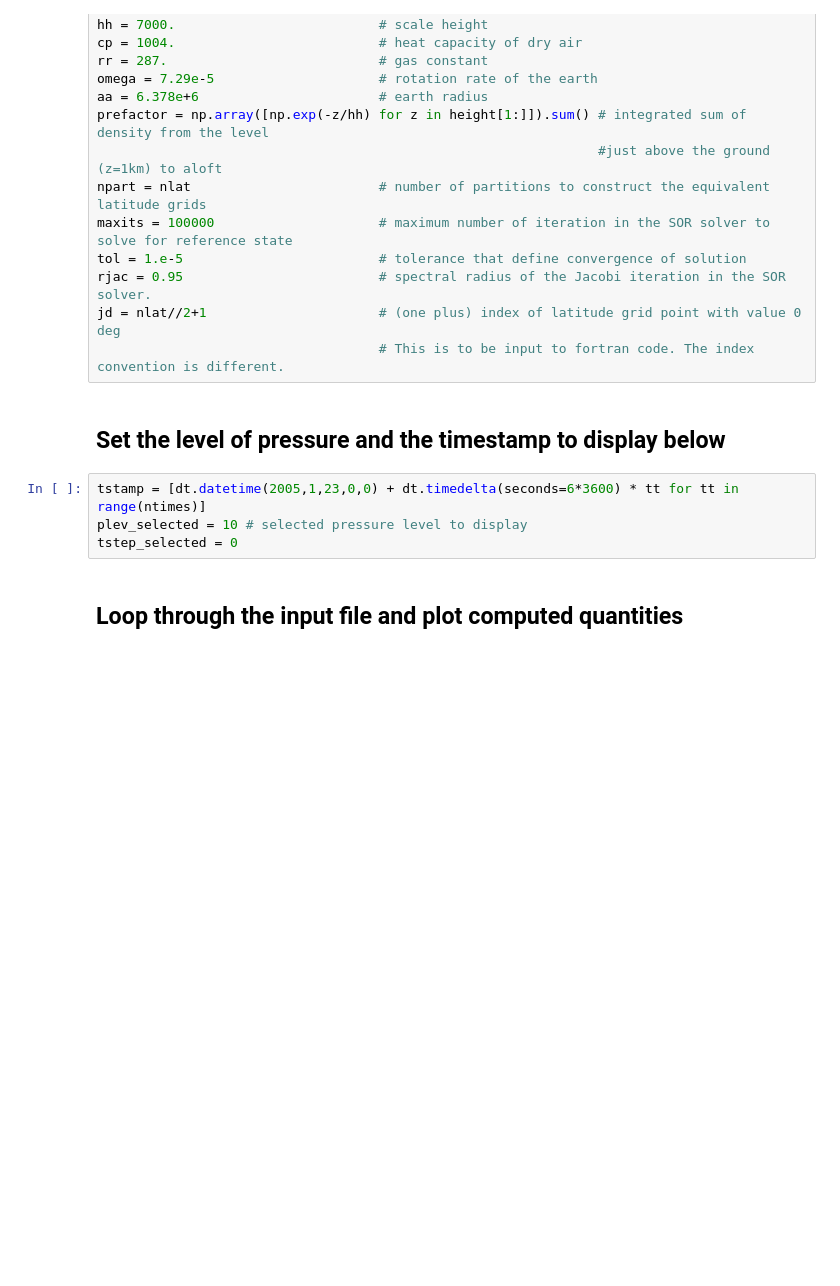
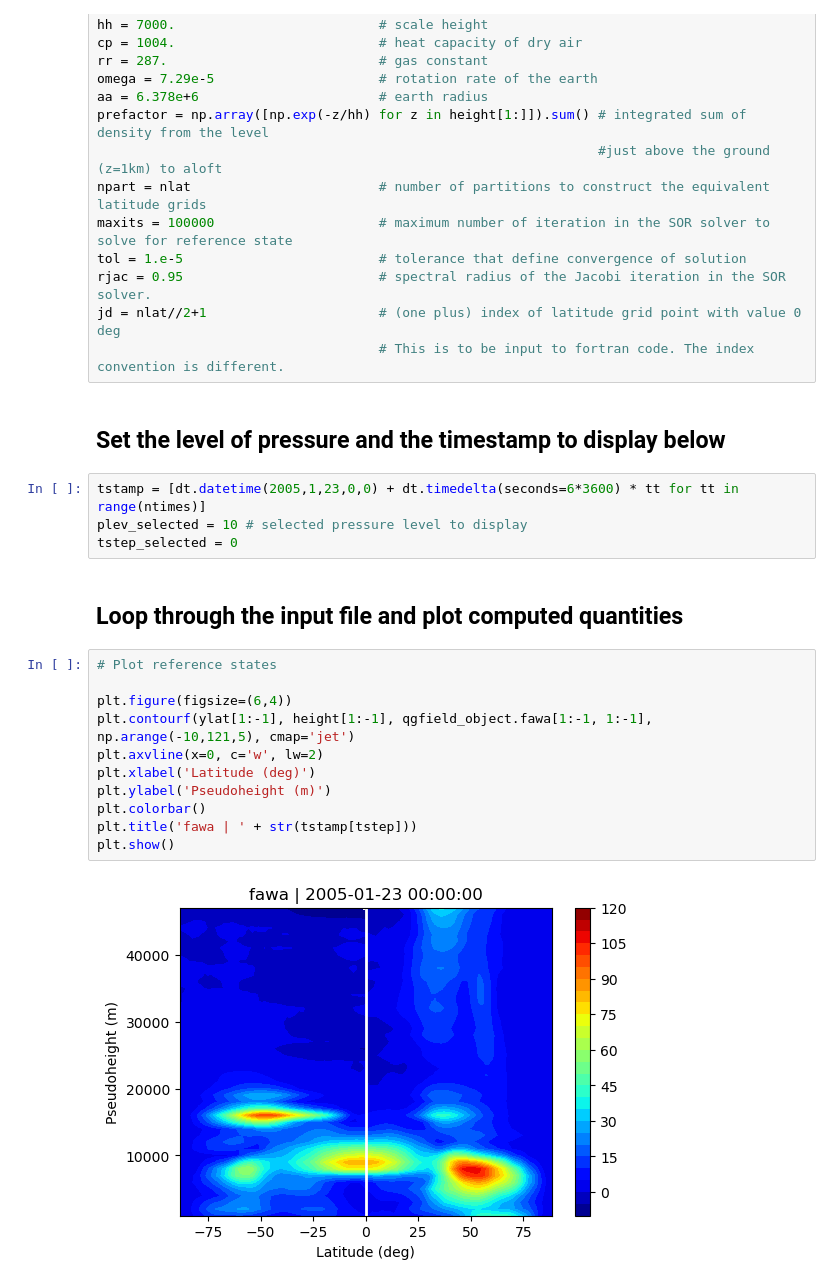
Before and after one commit to csyhuang/hn2016_falwa, a Jupyter notebook: notebooks/nh2018_science/demo_script_for_nh2018.ipynb, the cells around one changed output. Drawn from its saved outputs; the diff is of its cells as text; blank space fills up the shorter version.

```diff
--- a/notebooks/nh2018_science/demo_script_for_nh2018.ipynb
+++ b/notebooks/nh2018_science/demo_script_for_nh2018.ipynb
@@ -107,3 +107,16 @@ plev_selected = 10 # selected pressure level to display
 tstep_selected = 0
 # %% [markdown]
 ## Loop through the input file and plot computed quantities
+# %%
+# Plot reference states
+
+plt.figure(figsize=(6,4))
+plt.contourf(ylat[1:-1], height[1:-1], qgfield_object.fawa[1:-1, 1:-1], np.arange(-10,121,5), cmap='jet')
+plt.axvline(x=0, c='w', lw=2)
+plt.xlabel('Latitude (deg)')
+plt.ylabel('Pseudoheight (m)')
+plt.colorbar()
+plt.title('fawa | ' + str(tstamp[tstep]))
+plt.show()
+# %% [output]
+[figure, added]
```
Also changed, not shown: parts of 2 cells of this notebook, 12 other files.
